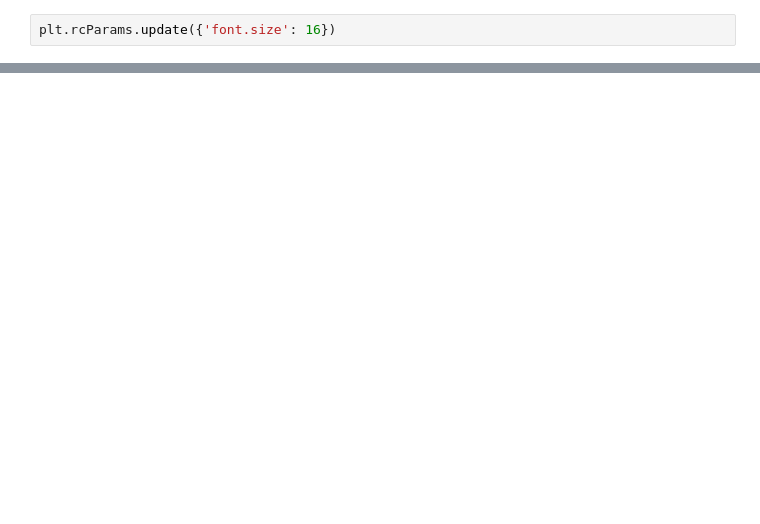
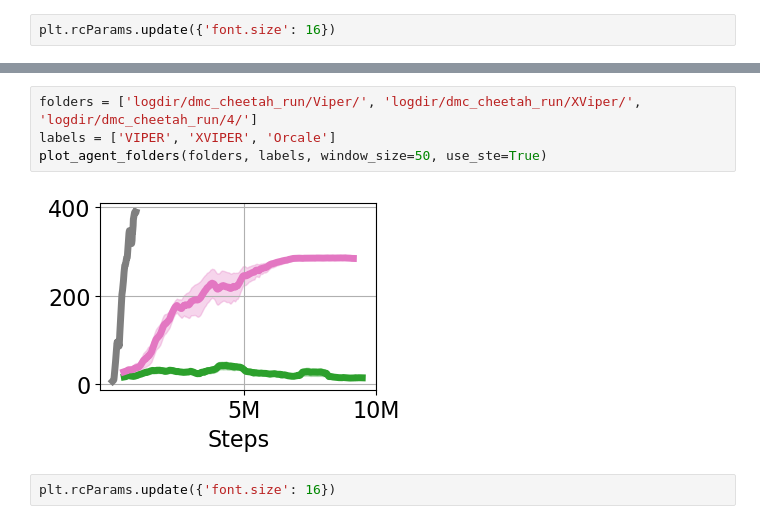
Before and after one commit to yangzhao-666/xiper, a Jupyter notebook: plot.ipynb, the cells around one changed output, grey strips where cells are left out. Saved outputs shown, nothing was run; the diff lists cells and outputs as text; blank space fills up the shorter version.

```diff
--- a/plot.ipynb
+++ b/plot.ipynb
@@ -73,0 +176,8 @@ plot_agent_scores(jsonl_paths, labels=["Viper", "X-Viper"])
+# %%
+folders = ['logdir/dmc_cheetah_run/Viper/', 'logdir/dmc_cheetah_run/XViper/', 'logdir/dmc_cheetah_run/4/']
+labels = ['VIPER', 'XVIPER', 'Orcale']
+plot_agent_folders(folders, labels, window_size=50, use_ste=True)
+# %% [output]
+[figure, added]
+# %%
+plt.rcParams.update({'font.size': 16})
```
Also changed, not shown: parts of 11 cells of this notebook, 14 other files.
